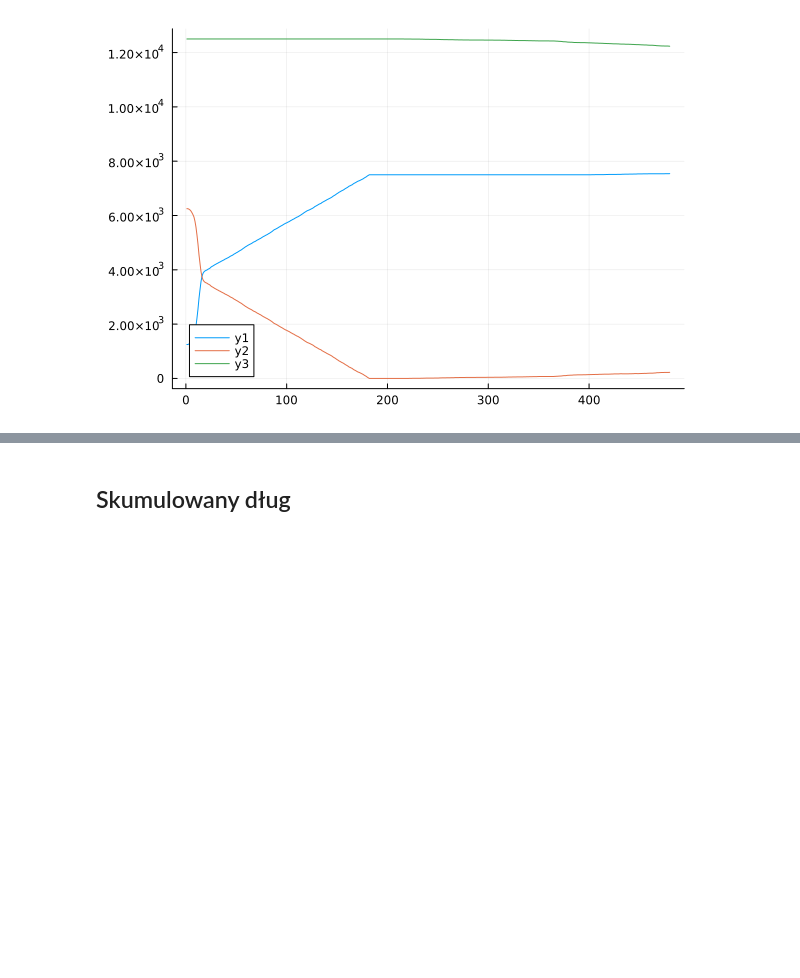
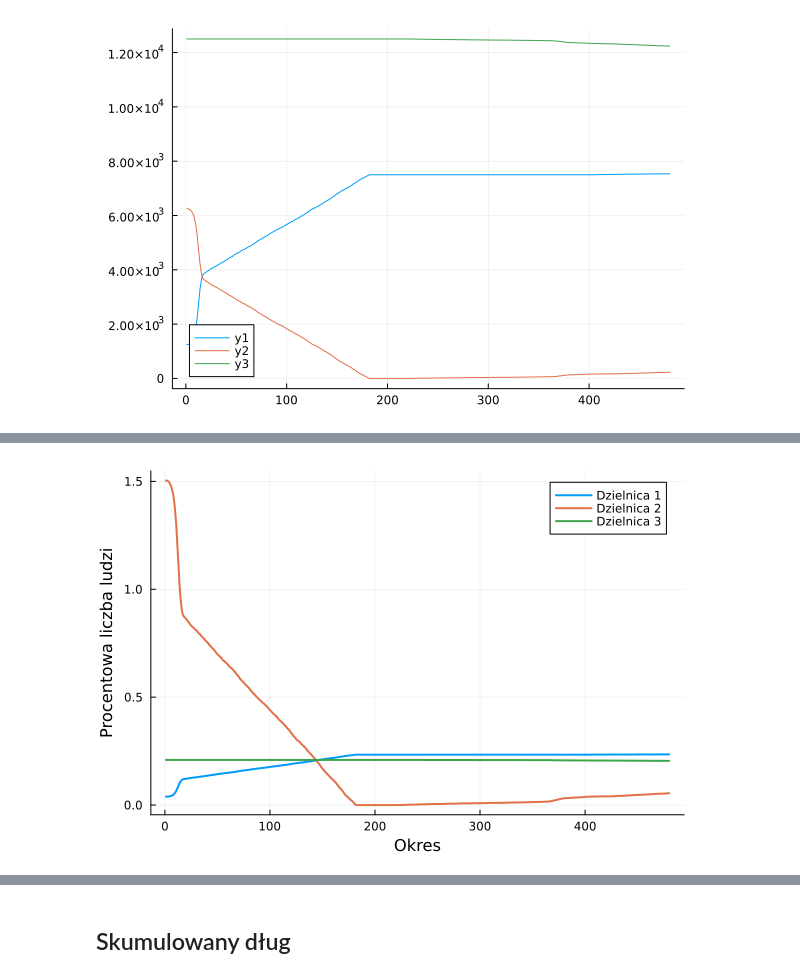
Before and after one commit to Rybakowski/raport_2, a Jupyter notebook: raport_2.ipynb, the cells around one changed output, grey strips where cells are left out. Saved outputs shown, nothing was run; the diff lists cells and outputs as text; code cells hidden in the pictures; blank space fills up the shorter version.

```diff
--- a/raport_2.ipynb
+++ b/raport_2.ipynb
@@ -401,0 +475,11 @@ plot(dzielnice_counts_df."district_3_pct")
+# %%
+# Wykres udziałów dla wszystkich dzielnic jednocześnie
+all_districts_plot = plot(dzielnice_counts_df[!,:district_1_pct], label="Dzielnica 1", linewidth=2)
+plot!(dzielnice_counts_df[!,:district_2_pct], label="Dzielnica 2", linewidth=2)
+plot!(dzielnice_counts_df[!,:district_3_pct], label="Dzielnica 3", linewidth=2)
+xlabel!("Okres")
+ylabel!("Procentowa liczba ludzi")
+
+display(all_districts_plot)
+# %% [output]
+[figure, added]
```
Also changed, not shown: parts of 23 cells of this notebook.
